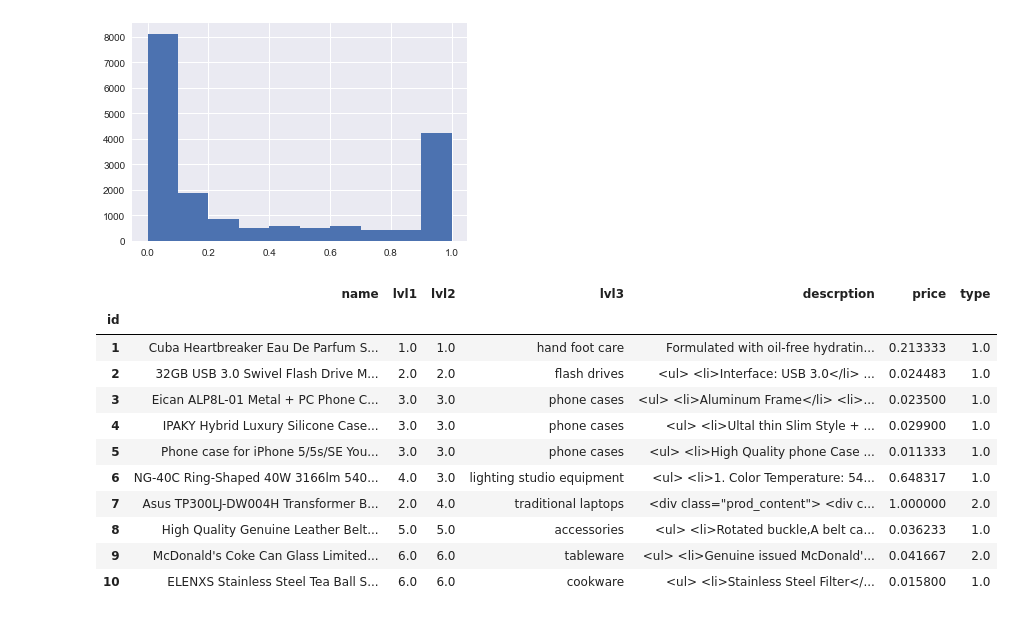
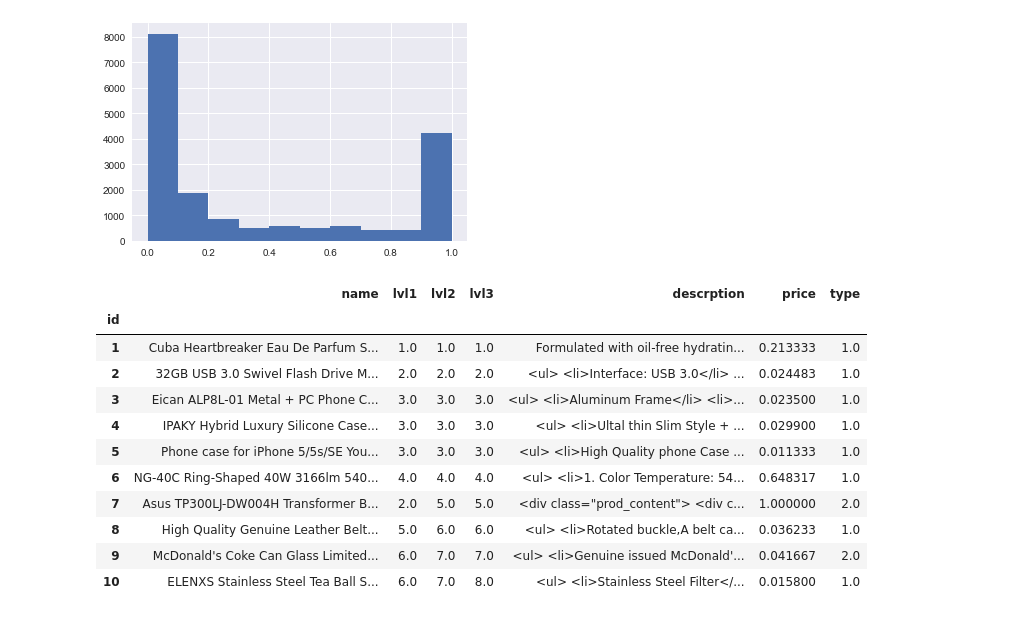
Before and after one commit to chd415/Predicting-the-attractiveness-of-product-listings, a Jupyter notebook: 447final.ipynb, the cells around one changed output. Saved outputs shown, nothing was run; the diff lists cells and outputs as text; code cells hidden in the pictures.

```diff
--- a/447final.ipynb
+++ b/447final.ipynb
@@ -27,34 +29,26 @@ train_file.head()
 #clean up data for lvl1&2&3
 train_file['lvl1'] = train_file['lvl1'].str.lower().replace('[^a-zA-Z]+',' ',regex=True)
 #train_file['lvl1'] = train_file['lvl1'].str.strip()
-train_file['lvl2'] = train_file['lvl2'].str.lower().replace('[^\'\w\s]+','',regex=True).str.split(' ')
-train_file['lvl3'] = train_file['lvl3'].str.lower().replace('[^\'\w\s]+','',regex=True)
+train_file['lvl2'] = train_file['lvl2'].str.lower().replace('[^\'\w]+',' ',regex=True)
+train_file['lvl3'] = train_file['lvl3'].str.lower().replace('[^\'\w]+',' ',regex=True)
 
-mapping_lvl1 = {'health beauty':1., 'computers laptops':2., 'mobiles tablets':3., 'cameras':4.,
-                'fashion':5., 'home living':6., 'watches sunglasses jewellery':7., 'home appliances':8.,
-                'tv audio video gaming wearables':9., 'NAN':0.}
-mapping_lvl2 = {'bath':1., 'storage':2., 'accessories':3., 'laptops':4., 'men':5., 'kitchen':6., 'dining':6.,
-                'jewellery':7., 'home':8., 'makeup':9., 'watches':10., 'appliances':11., 'care':12.,
-               'fragrances':13., 'cooling':8., 'heating':8., 'women':14., 'beauty':9., 'wearable':10., 'video':15.,
-               'dslr':3., 'eyewear':16., 'mobiles':17., 'televisions':18., 'audio':15., 'camera':16., 'camcorder':16.,
-               'lighting':17., 'stationery':18., 'furniture':8., 'food':19., 'bedding':8., 'girls':20., 'tablets':4.,
-               'outdoor':21., 'computers':4., 'desktop':4., 'housekeeping':8., 'computer':4., 'lenses':16., 'medical':12.,
-               'gadgets':22., 'network':23., 'gaming':24., 'drones':25., 'mirrorless':26., 'shoot':27., 'boys':28.}
+mapping_lvl1 = map_mathod('lvl1')
+mapping_lvl2 = map_mathod('lvl2')
+mapping_lvl3 = map_mathod('lvl3')
+
 
 train_file['lvl1'] = train_file['lvl1'].map(mapping_lvl1)
 
-def like_function(x):
-    group = "unknown"
-    for key in mapping_lvl2:
-        if key in x:
-            group = mapping_lvl2[key]
-            break
-    return group
+#def like_function(x):
+#    group = "unknown"
+#    for key in mapping_lvl2:
+#        if key in x:
+#            group = mapping_lvl2[key]
+#            break
+#    return group
 
-train_file['lvl2'] = train_file.lvl2.apply(like_function)
+#train_file['lvl2'] = train_file.lvl2.apply(like_function)
+train_file['lvl2'] = train_file['lvl2'].map(mapping_lvl2)
+train_file['lvl3'] = train_file['lvl3'].map(mapping_lvl3)
 
-#train_file['lvl2'] = train_file['lvl2'].str.apply(lambda x: mapping_lvl2[x])
-
-#train_file.head(10)
-#temp = train_file.lvl3.drop_duplicates(keep='first',inplace=False)
-#temp
+train_file.head(10)
@@ -76,20 +80,20 @@ maxp
 # %%
 #clean up type
 #temp = train_file.type.drop_duplicates(keep='first',inplace=False)
 #temp
-mapping_type = {'international':1.,'local':2., 'NAN':0.}
+mapping_type = {'international':1.,'local':2., np.nan:0.}
 train_file['type'] = train_file['type'].map(mapping_type)
 train_file.head(10)
 # %% [output]
 |  | name | lvl1 | lvl2 | lvl3 | descrption | price | type |
 | id |  |  |  |  |  |  |  |
-| 1 | Cuba Heartbreaker Eau De Parfum S... | 1.0 | 1.0 | hand foot care | Formulated with oil-free hydratin... | 0.213333 | 1.0 |
-| 2 | 32GB USB 3.0 Swivel Flash Drive M... | 2.0 | 2.0 | flash drives | <ul> <li>Interface: USB 3.0</li> ... | 0.024483 | 1.0 |
-| 3 | Eican ALP8L-01 Metal + PC Phone C... | 3.0 | 3.0 | phone cases | <ul> <li>Aluminum Frame</li> <li>... | 0.023500 | 1.0 |
-| 4 | IPAKY Hybrid Luxury Silicone Case... | 3.0 | 3.0 | phone cases | <ul> <li>Ultal thin Slim Style + ... | 0.029900 | 1.0 |
-| 5 | Phone case for iPhone 5/5s/SE You... | 3.0 | 3.0 | phone cases | <ul> <li>High Quality phone Case ... | 0.011333 | 1.0 |
-| 6 | NG-40C Ring-Shaped 40W 3166lm 540... | 4.0 | 3.0 | lighting studio equipment | <ul> <li>1. Color Temperature: 54... | 0.648317 | 1.0 |
-| 7 | Asus TP300LJ-DW004H Transformer B... | 2.0 | 4.0 | traditional laptops | <div class="prod_content"> <div c... | 1.000000 | 2.0 |
-| 8 | High Quality Genuine Leather Belt... | 5.0 | 5.0 | accessories | <ul> <li>Rotated buckle,A belt ca... | 0.036233 | 1.0 |
-| 9 | McDonald's Coke Can Glass Limited... | 6.0 | 6.0 | tableware | <ul> <li>Genuine issued McDonald'... | 0.041667 | 2.0 |
-| 10 | ELENXS Stainless Steel Tea Ball S... | 6.0 | 6.0 | cookware | <ul> <li>Stainless Steel Filter</... | 0.015800 | 1.0 |
+| 1 | Cuba Heartbreaker Eau De Parfum S... | 1.0 | 1.0 | 1.0 | Formulated with oil-free hydratin... | 0.213333 | 1.0 |
+| 2 | 32GB USB 3.0 Swivel Flash Drive M... | 2.0 | 2.0 | 2.0 | <ul> <li>Interface: USB 3.0</li> ... | 0.024483 | 1.0 |
+| 3 | Eican ALP8L-01 Metal + PC Phone C... | 3.0 | 3.0 | 3.0 | <ul> <li>Aluminum Frame</li> <li>... | 0.023500 | 1.0 |
+| 4 | IPAKY Hybrid Luxury Silicone Case... | 3.0 | 3.0 | 3.0 | <ul> <li>Ultal thin Slim Style + ... | 0.029900 | 1.0 |
+| 5 | Phone case for iPhone 5/5s/SE You... | 3.0 | 3.0 | 3.0 | <ul> <li>High Quality phone Case ... | 0.011333 | 1.0 |
+| 6 | NG-40C Ring-Shaped 40W 3166lm 540... | 4.0 | 4.0 | 4.0 | <ul> <li>1. Color Temperature: 54... | 0.648317 | 1.0 |
+| 7 | Asus TP300LJ-DW004H Transformer B... | 2.0 | 5.0 | 5.0 | <div class="prod_content"> <div c... | 1.000000 | 2.0 |
+| 8 | High Quality Genuine Leather Belt... | 5.0 | 6.0 | 6.0 | <ul> <li>Rotated buckle,A belt ca... | 0.036233 | 1.0 |
+| 9 | McDonald's Coke Can Glass Limited... | 6.0 | 7.0 | 7.0 | <ul> <li>Genuine issued McDonald'... | 0.041667 | 2.0 |
+| 10 | ELENXS Stainless Steel Tea Ball S... | 6.0 | 7.0 | 8.0 | <ul> <li>Stainless Steel Filter</... | 0.015800 | 1.0 |
```
Also changed, not shown: parts of 5 cells of this notebook.
